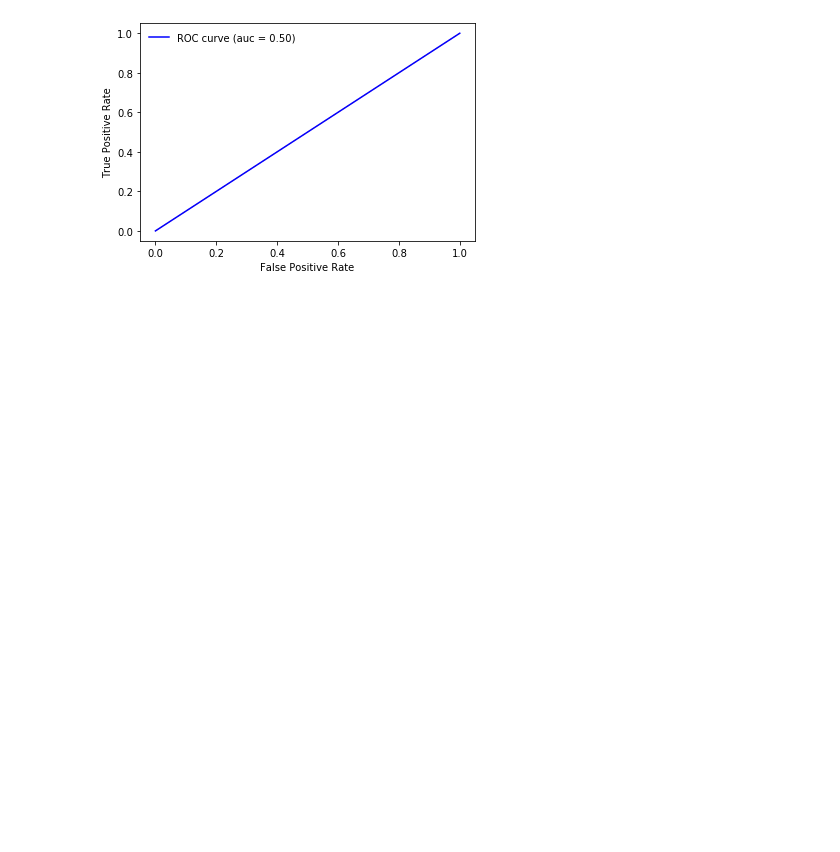
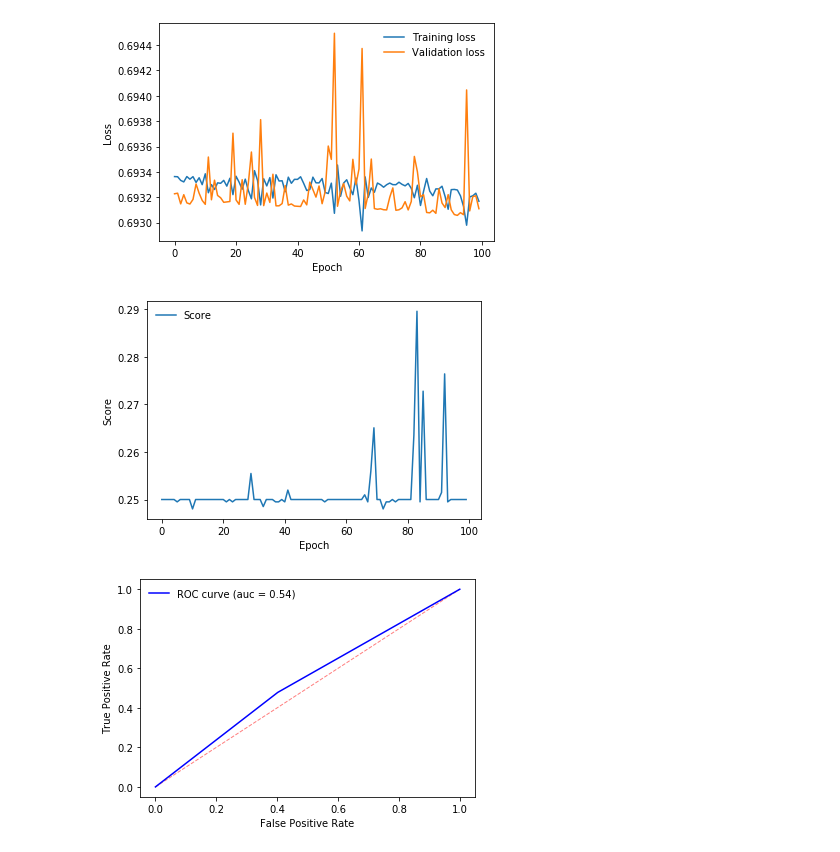
Before and after one commit to herruzojm/ExoplanetIA, a Jupyter notebook: src/prototipos/lstm_base.ipynb, the cells around one changed output. Drawn from its saved outputs; the diff is of its cells as text; code cells hidden in the pictures; blank space fills up the shorter version.

Commit message:
Entrenado lstm #20

```diff
--- a/src/prototipos/lstm_base.ipynb
+++ b/src/prototipos/lstm_base.ipynb
@@ -70,0 +117,21 @@ resultado.plot_scores()
+# %%
+df_train = pd.read_csv(f'{PATH}{TRAIN_FILE}', low_memory=False)
+df_train['LABEL'] = df_train['LABEL'].add(-1)
+df_train.iloc[:, 1:] = reduce_upper_outliers(df_train.iloc[:, 1:], 0.01)
+df_train.iloc[:,1:] = df_train.iloc[:,1:].apply(gaussian_filter, substract = True, axis = 1)
+df_train.iloc[:,1:] = df_train.iloc[:,1:].apply(z_score_normalizing, axis = 1)
+df_train_x, df_train_y = generate_x_y_df(df_train)
+sm = SMOTE()
+df_train_x, df_train_y = sm.fit_sample(df_train_x, df_train_y)
+df_train = pd.DataFrame(df_train_x)
+df_train.insert(0, 'LABEL', df_train_y)
+# %%
+validation_proportion = 0.2
+df_train, df_validation = split_train_df(df_train, validation_proportion)
+# %%
+modelo = ModeloLSTM().to(device)
+model_name = os.getcwd() + "\\saved_models\\lstm_sgd_cross_smote_diferencia"
+criterion = torch.nn.CrossEntropyLoss().to(device)
+optimizer = torch.optim.SGD(modelo.parameters(), lr = learning_rate)
+# %%
+resultado = train_lstm(modelo, model_name, criterion, optimizer, epochs, alpha, beta, df_train, df_validation, device)
@@ -71,4 +156,6 @@ resultado.plot_scores()
 # %%
-resultado.plot_roc()
+resultado.plot_graphics()
 # %% [output]
-[figure, old version]
+[figure, new version]
+[figure, added]
+[figure, added]
```
Also changed, not shown: parts of 12 cells of this notebook, 17 other files.
